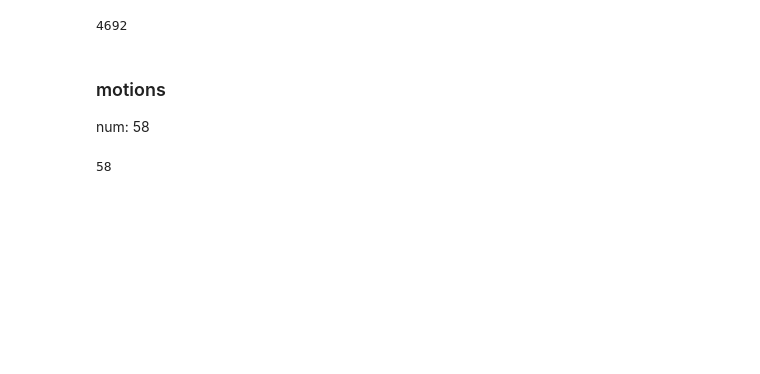
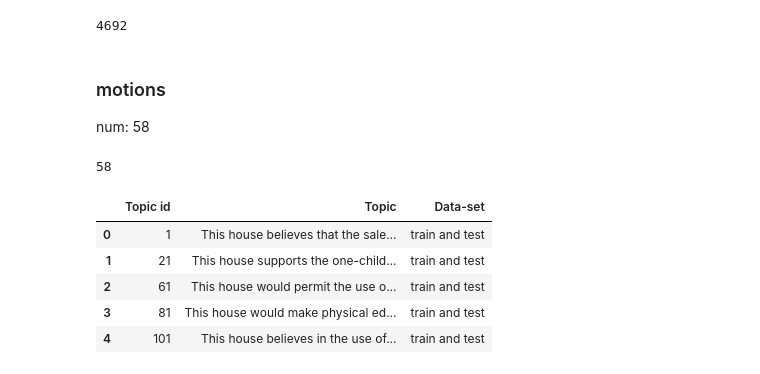
Before and after one commit to julia-zhou/Argmining, a Jupyter notebook: eda-IBM16.ipynb, the cells around one changed output. Cells and saved outputs as stored; diff of their text form; code cells hidden in the pictures; blank space fills up the shorter version.

```diff
--- a/eda-IBM16.ipynb
+++ b/eda-IBM16.ipynb
@@ -73,3 +75,12 @@ moDF = pd.read_table("CE-EMNLP-2015.V3/motions.txt")
 len(moDF)
 # %% [output]
 58
+# %%
+moDF[:5]
+# %% [output]
+|  | Topic id | Topic | Data-set |
+| 0 | 1 | This house believes that the sale... | train and test |
+| 1 | 21 | This house supports the one-child... | train and test |
+| 2 | 61 | This house would permit the use o... | train and test |
+| 3 | 81 | This house would make physical ed... | train and test |
+| 4 | 101 | This house believes in the use of... | train and test |
```
Also changed, not shown: parts of 63 cells of this notebook.
